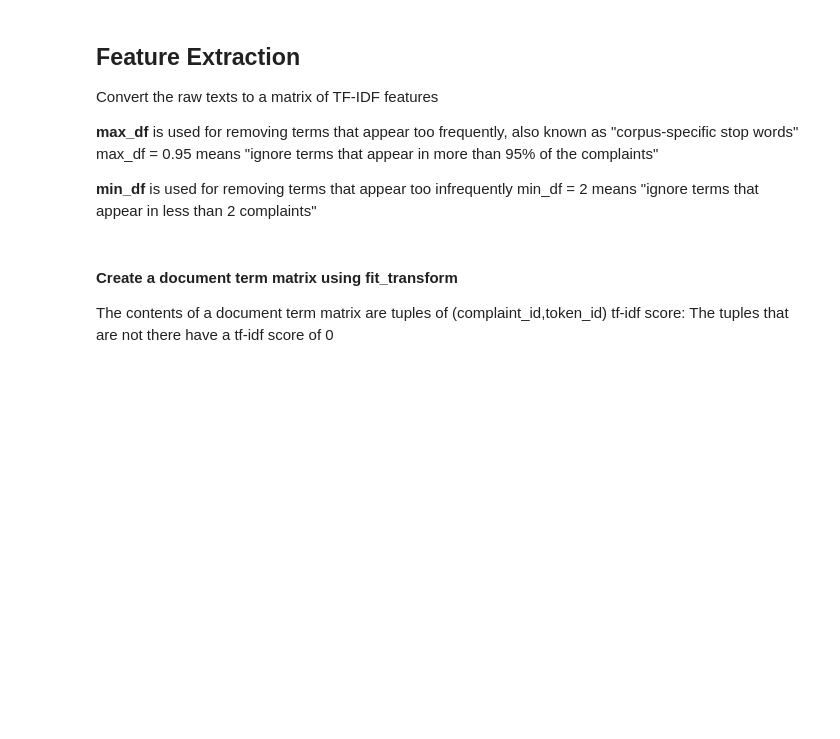
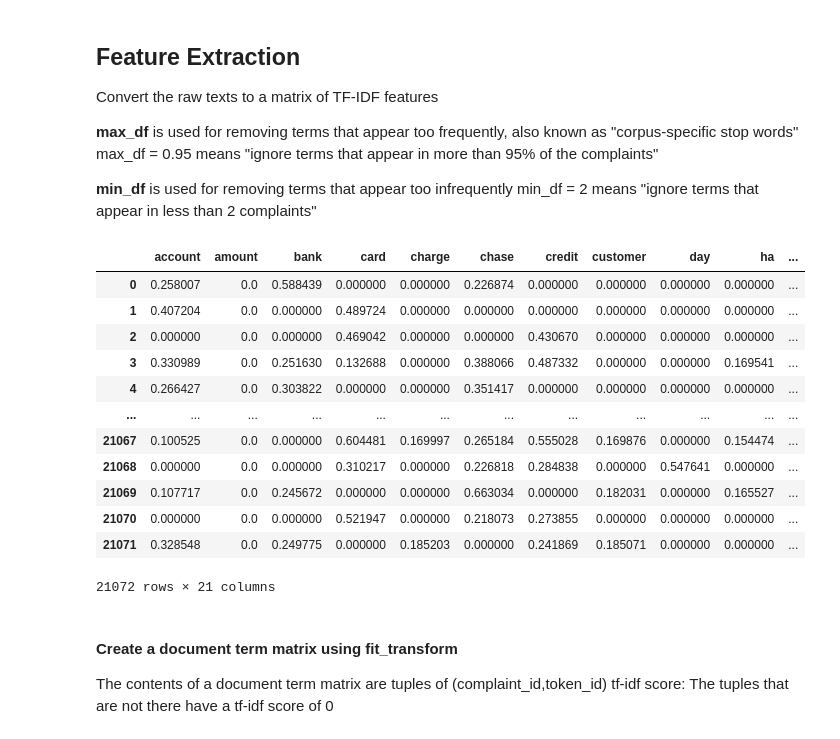
Before and after one commit to hargurjeet/NLP_Automatic_Ticket_Classification, a Jupyter notebook: Automatic_Ticket_Classification_Assignment.ipynb, the cells around one changed output. Cells and saved outputs as stored; diff of their text form; code cells hidden in the pictures; blank space fills up the shorter version.

```diff
--- a/Automatic_Ticket_Classification_Assignment.ipynb
+++ b/Automatic_Ticket_Classification_Assignment.ipynb
@@ -482,7 +482,24 @@ max_df = 0.95 means "ignore terms that appear in more than 95% of the complaints
 **min_df** is used for removing terms that appear too infrequently
 min_df = 2 means "ignore terms that appear in less than 2 complaints"
 # %%
+from sklearn.feature_extraction.text import TfidfVectorizer
+
 #Write your code here to initialise the TfidfVectorizer
+tfidf_vectorizer = TfidfVectorizer(max_df=0.95, min_df=0.2)
+# %% [output]
+|  | account | amount | bank | card | charge | chase | credit | customer | day | ha | ... |
+| 0 | 0.258007 | 0.0 | 0.588439 | 0.000000 | 0.000000 | 0.226874 | 0.000000 | 0.000000 | 0.000000 | 0.000000 | ... |
+| 1 | 0.407204 | 0.0 | 0.000000 | 0.489724 | 0.000000 | 0.000000 | 0.000000 | 0.000000 | 0.000000 | 0.000000 | ... |
+| 2 | 0.000000 | 0.0 | 0.000000 | 0.469042 | 0.000000 | 0.000000 | 0.430670 | 0.000000 | 0.000000 | 0.000000 | ... |
+| 3 | 0.330989 | 0.0 | 0.251630 | 0.132688 | 0.000000 | 0.388066 | 0.487332 | 0.000000 | 0.000000 | 0.169541 | ... |
+| 4 | 0.266427 | 0.0 | 0.303822 | 0.000000 | 0.000000 | 0.351417 | 0.000000 | 0.000000 | 0.000000 | 0.000000 | ... |
+| ... | ... | ... | ... | ... | ... | ... | ... | ... | ... | ... | ... |
+| 21067 | 0.100525 | 0.0 | 0.000000 | 0.604481 | 0.169997 | 0.265184 | 0.555028 | 0.169876 | 0.000000 | 0.154474 | ... |
+| 21068 | 0.000000 | 0.0 | 0.000000 | 0.310217 | 0.000000 | 0.226818 | 0.284838 | 0.000000 | 0.547641 | 0.000000 | ... |
+| 21069 | 0.107717 | 0.0 | 0.245672 | 0.000000 | 0.000000 | 0.663034 | 0.000000 | 0.182031 | 0.000000 | 0.165527 | ... |
+| 21070 | 0.000000 | 0.0 | 0.000000 | 0.521947 | 0.000000 | 0.218073 | 0.273855 | 0.000000 | 0.000000 | 0.000000 | ... |
+| 21071 | 0.328548 | 0.0 | 0.249775 | 0.000000 | 0.185203 | 0.000000 | 0.241869 | 0.185071 | 0.000000 | 0.000000 | ... |
+21072 rows × 21 columns
 # %% [markdown]
 #### Create a document term matrix using fit_transform
 
```
Also changed, not shown: parts of 1 cell of this notebook.
